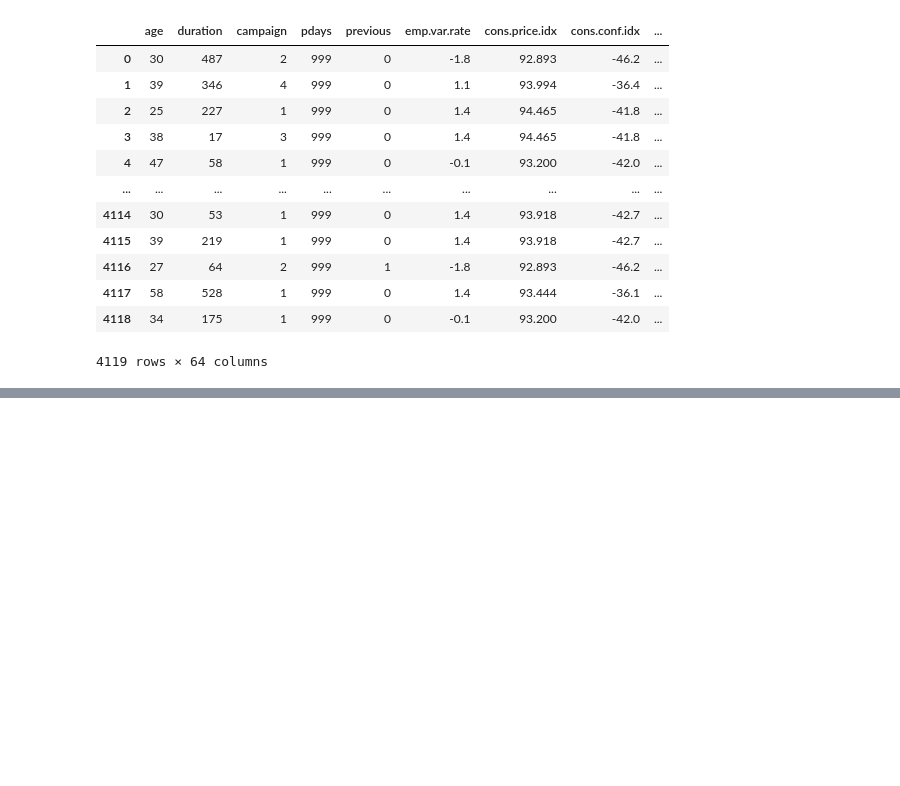
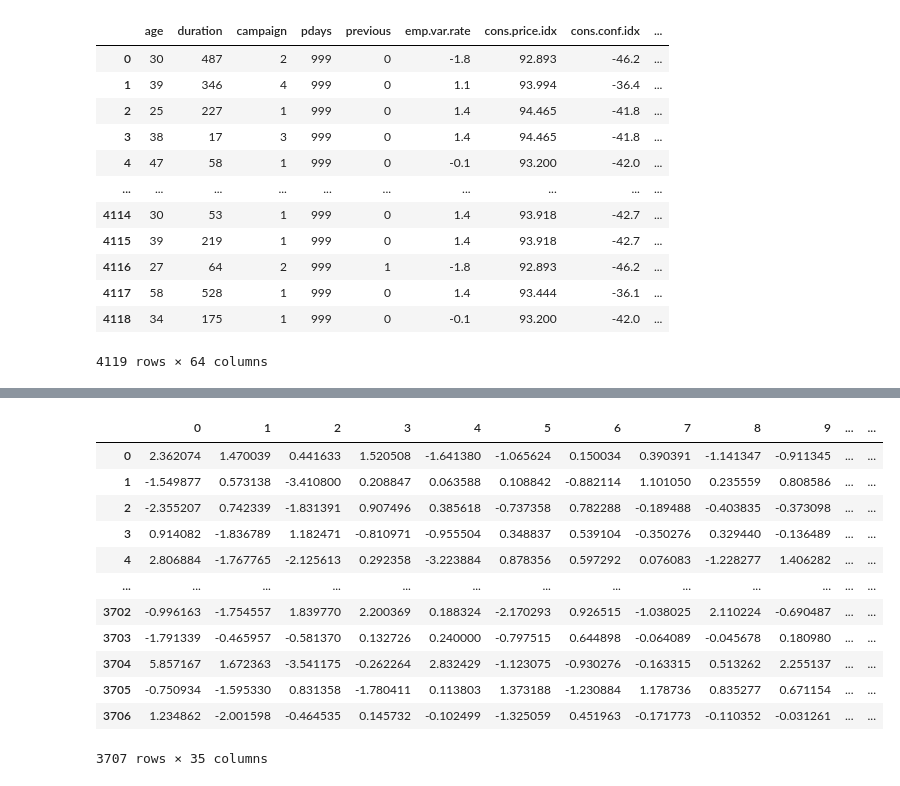
Before and after one commit to vishwasg217/Bank-Marketing, a Jupyter notebook: test.ipynb, the cells around one changed output, grey strips where cells are left out. Cells and saved outputs as stored; diff of their text form; code cells hidden in the pictures; blank space fills up the shorter version.

```diff
--- a/test.ipynb
+++ b/test.ipynb
@@ -49,0 +24,3 @@ print(acc, prec, rec, f1)
+# %%
+df = dp.outlier_detection(df)
+df
@@ -49,0 +45,29 @@ print(acc, prec, rec, f1)
+# %%
+from sklearn.decomposition import PCA
+from sklearn.preprocessing import StandardScaler
+
+X = df.drop('target_encoded', axis=1)
+y = df['target_encoded']
+scaler = StandardScaler()
+X_scaled = scaler.fit_transform(X)
+pca = PCA(n_components=0.85)
+X_pca = pca.fit_transform(X_scaled)
+X_pca = pd.DataFrame(X_pca)
+y = y.reset_index(drop=True)
+df = pd.concat([X_pca, y],axis=1, join='inner')
+# %%
+df
+# %% [output]
+|  | 0 | 1 | 2 | 3 | 4 | 5 | 6 | 7 | 8 | 9 | ... | ... |
+| 0 | 2.362074 | 1.470039 | 0.441633 | 1.520508 | -1.641380 | -1.065624 | 0.150034 | 0.390391 | -1.141347 | -0.911345 | ... | ... |
+| 1 | -1.549877 | 0.573138 | -3.410800 | 0.208847 | 0.063588 | 0.108842 | -0.882114 | 1.101050 | 0.235559 | 0.808586 | ... | ... |
+| 2 | -2.355207 | 0.742339 | -1.831391 | 0.907496 | 0.385618 | -0.737358 | 0.782288 | -0.189488 | -0.403835 | -0.373098 | ... | ... |
+| 3 | 0.914082 | -1.836789 | 1.182471 | -0.810971 | -0.955504 | 0.348837 | 0.539104 | -0.350276 | 0.329440 | -0.136489 | ... | ... |
+| 4 | 2.806884 | -1.767765 | -2.125613 | 0.292358 | -3.223884 | 0.878356 | 0.597292 | 0.076083 | -1.228277 | 1.406282 | ... | ... |
+| ... | ... | ... | ... | ... | ... | ... | ... | ... | ... | ... | ... | ... |
+| 3702 | -0.996163 | -1.754557 | 1.839770 | 2.200369 | 0.188324 | -2.170293 | 0.926515 | -1.038025 | 2.110224 | -0.690487 | ... | ... |
+| 3703 | -1.791339 | -0.465957 | -0.581370 | 0.132726 | 0.240000 | -0.797515 | 0.644898 | -0.064089 | -0.045678 | 0.180980 | ... | ... |
+| 3704 | 5.857167 | 1.672363 | -3.541175 | -0.262264 | 2.832429 | -1.123075 | -0.930276 | -0.163315 | 0.513262 | 2.255137 | ... | ... |
+| 3705 | -0.750934 | -1.595330 | 0.831358 | -1.780411 | 0.113803 | 1.373188 | -1.230884 | 1.178736 | 0.835277 | 0.671154 | ... | ... |
+| 3706 | 1.234862 | -2.001598 | -0.464535 | 0.145732 | -0.102499 | -1.325059 | 0.451963 | -0.171773 | -0.110352 | -0.031261 | ... | ... |
+3707 rows × 35 columns
```
Also changed, not shown: parts of 7 cells of this notebook, 11 other files.
